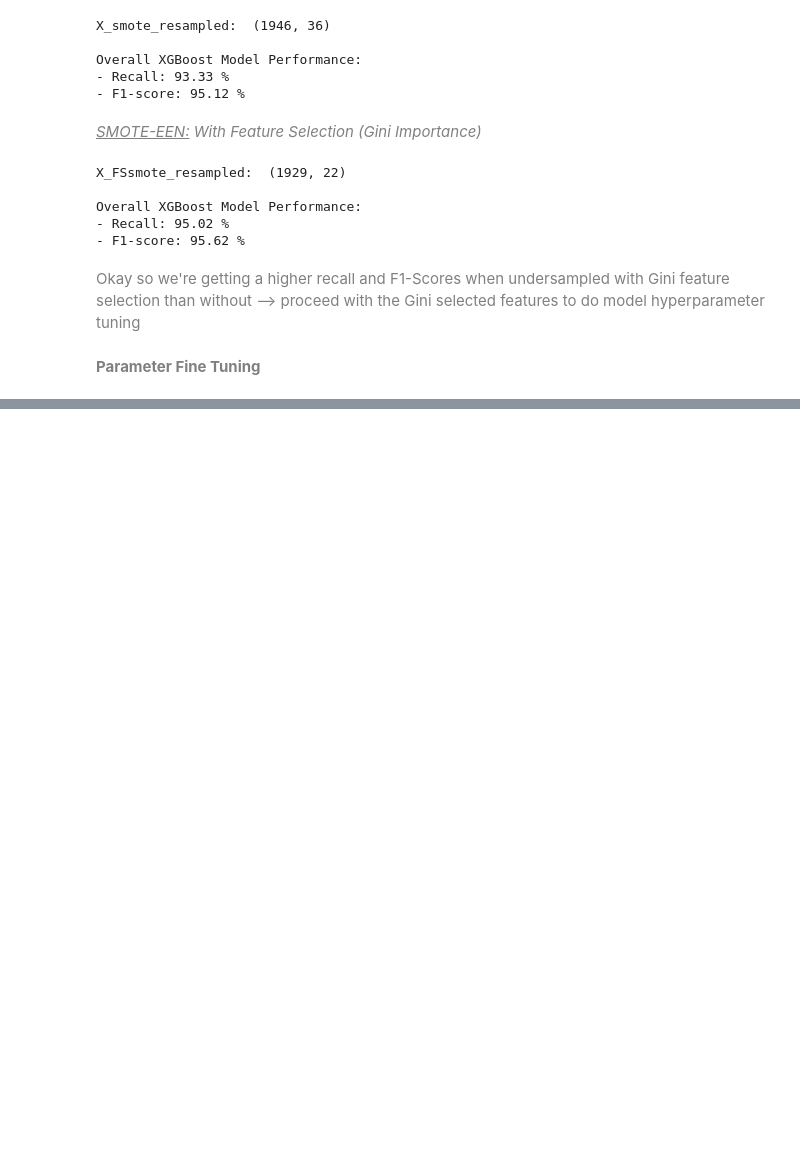
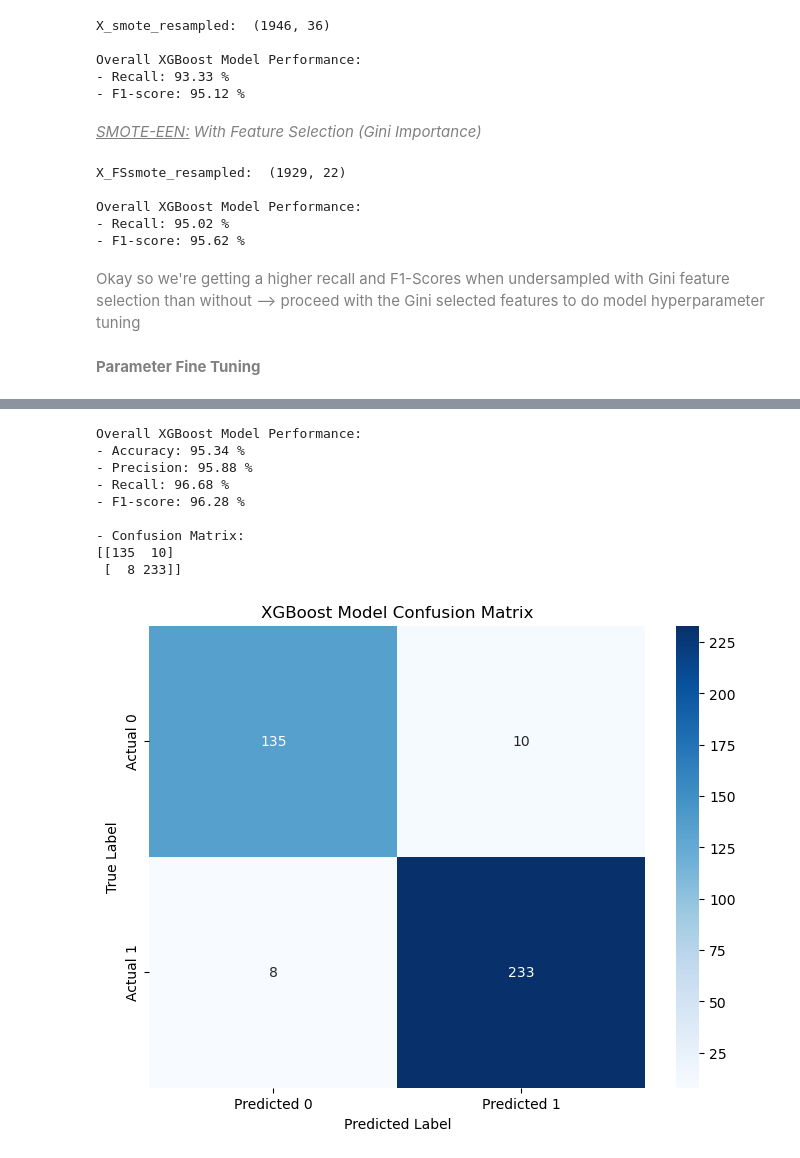
Before and after one commit to lamiselsayed/Employee-Attrition-Analytics-Project, a Jupyter notebook: 2) Decision Trees, XGBoost.ipynb, the cells around one changed output, grey strips where cells are left out. Saved outputs shown, nothing was run; the diff lists cells and outputs as text; code cells hidden in the pictures; blank space fills up the shorter version.

Commit message:
xgboost done

```diff
--- a/2) Decision Trees, XGBoost.ipynb
+++ b/2) Decision Trees, XGBoost.ipynb
@@ -607,7 +607,7 @@ Overall XGBoost Model Performance:
 param_grid = {
     'eta' : np.logspace(-4, 4, 20),
     'max_depth': list(range(2, 23, 5)) + [None],
-    'objective' : ['reg:squarederror', 'binary:logistic', 'multi:softprob'],
+    'objective' : ['binary:logistic', 'multi:softprob'],
     'num_class' : 2
 }
 
@@ -621,0 +635,41 @@ print(f'Best Parameters:\n{gridSearch_xgb.best_params_}')
+# %%
+xgb_model_tuned = xgb.XGBClassifier(objective = 'multi:softprob', eta = 0.4, max_depth = 13, num_class = 2, random_state = 23)
+xgb_model_tuned.fit(X_SmoteFS_train, y_SmoteFS_train)
+
+predictions_xgb_tuned = xgb_model_tuned.predict(X_SmoteFS_test)
+best_predictions_xgb_tuned = np.argmax(predictions_xgb_tuned, axis = 1)
+
+accuracy_xgb_tuned = accuracy_score(y_SmoteFS_test, best_predictions_xgb_tuned)
+f1score_xgb_tuned = f1_score(y_SmoteFS_test, best_predictions_xgb_tuned)
+precision_xgb_tuned = precision_score(y_SmoteFS_test, best_predictions_xgb_tuned)
+recall_xgb_tuned = recall_score(y_SmoteFS_test, best_predictions_xgb_tuned)
+
+confMatrix_xgb_tuned = confusion_matrix(y_SmoteFS_test, best_predictions_xgb_tuned)
+
+print("Overall XGBoost Model Performance:")
+print(f'- Accuracy: {accuracy_xgb_tuned * 100:.2f} %')
+print(f'- Precision: {precision_xgb_tuned * 100:.2f} %')
+print(f'- Recall: {recall_xgb_tuned * 100:.2f} %')
+print(f'- F1-score: {f1score_xgb_tuned * 100:.2f} %\n')
+
+print(f'- Confusion Matrix: \n{confMatrix_xgb_tuned}')
+
+plt.figure(figsize=(8, 6))
+sns.heatmap(confMatrix_xgb_tuned, annot = True, fmt = 'd', cmap = 'Blues', cbar = True,
+            xticklabels = ['Predicted 0', 'Predicted 1'],
+            yticklabels = ['Actual 0', 'Actual 1'])
+plt.xlabel('Predicted Label')
+plt.ylabel('True Label')
+plt.title('XGBoost Model Confusion Matrix')
+plt.show()
+# %% [output]
+Overall XGBoost Model Performance:
+- Accuracy: 95.34 %
+- Precision: 95.88 %
+- Recall: 96.68 %
+- F1-score: 96.28 %
+
+- Confusion Matrix:
+[[135  10]
+ [  8 233]]
+[figure, added]
```
Also changed, not shown: parts of 7 cells of this notebook.
